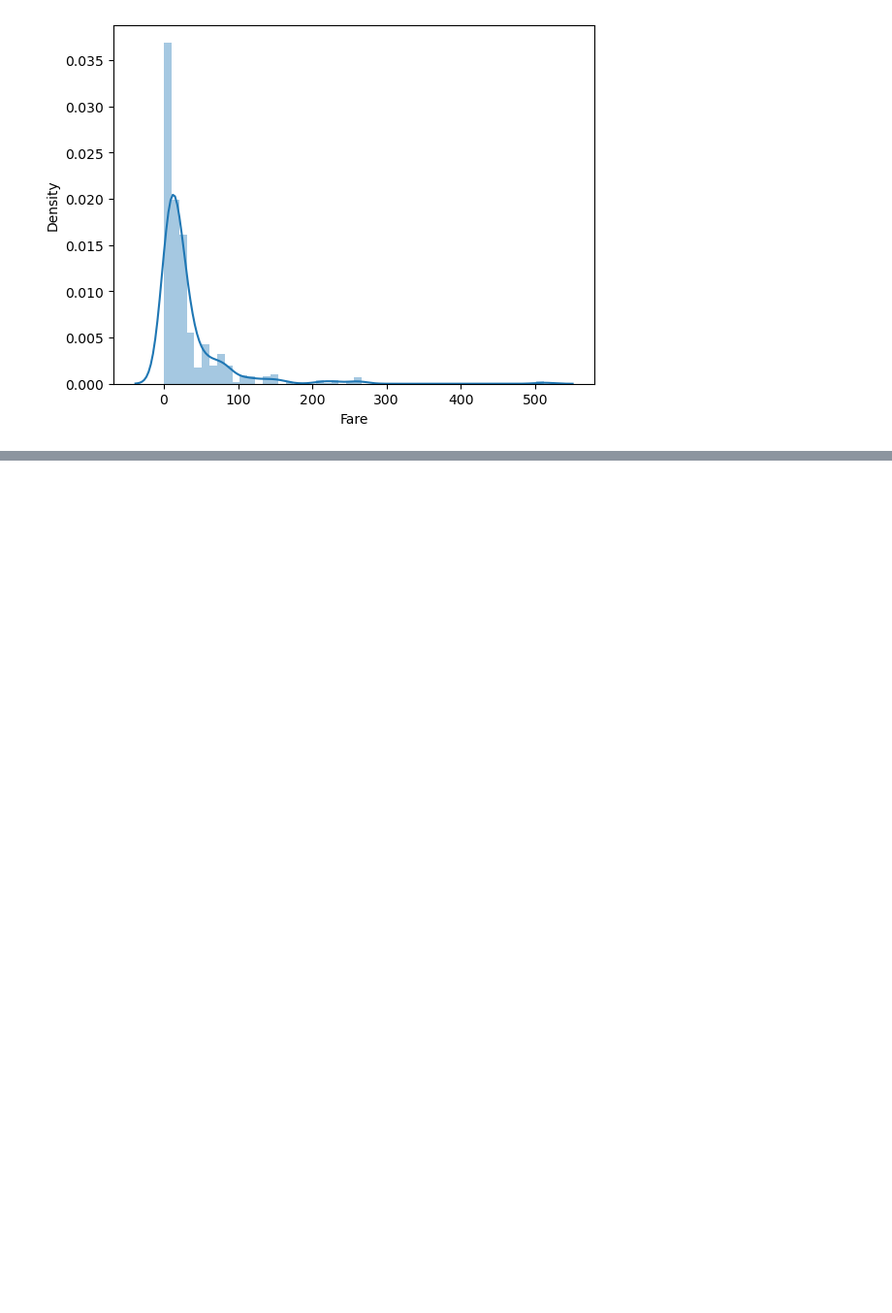
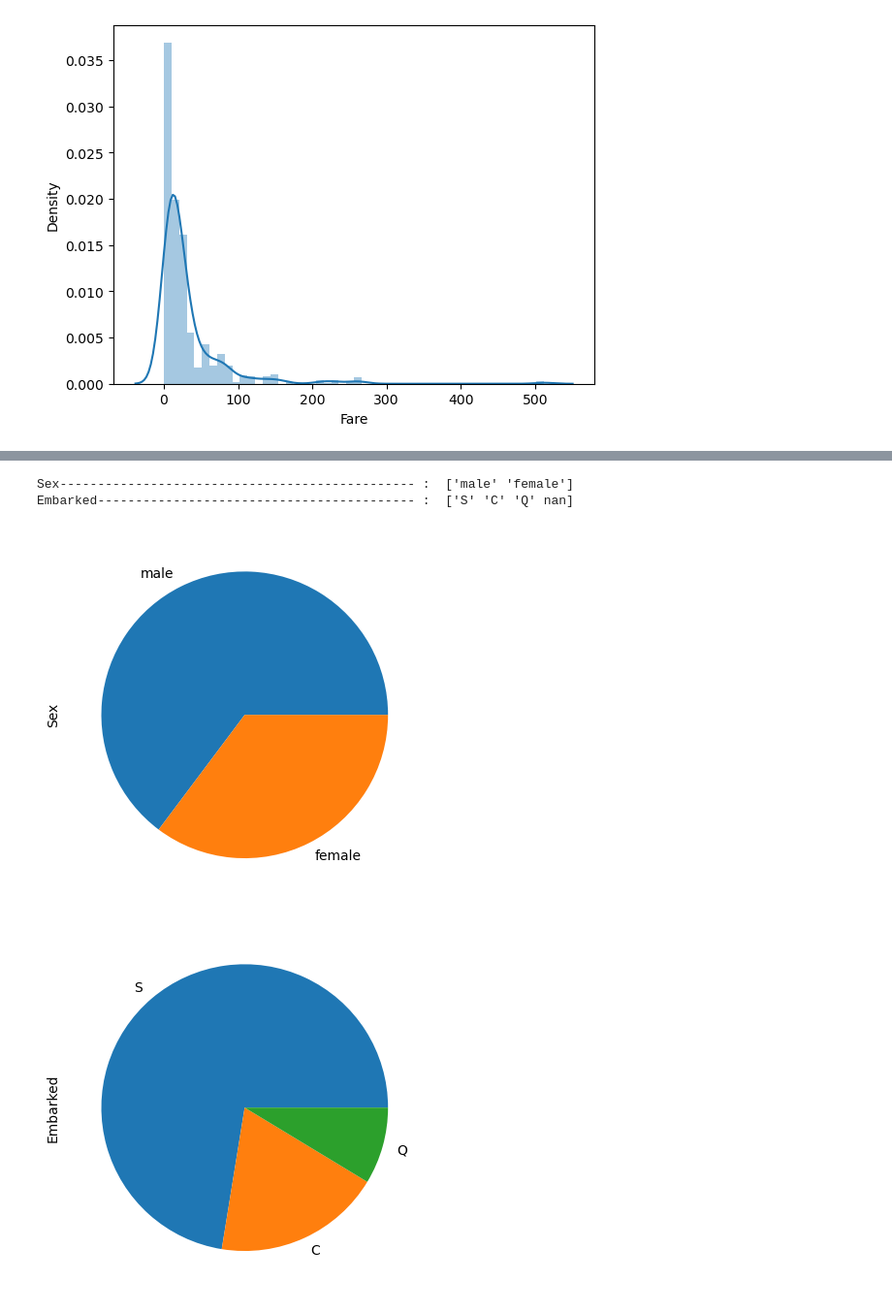
Before and after one commit to GhosTHaise/ml-titanic, a Jupyter notebook: EDA.ipynb, the cells around one changed output, grey strips where cells are left out. Shown at 97% size. Drawn from its saved outputs; the diff is of its cells as text; code cells hidden in the pictures; blank space fills up the shorter version.

```diff
--- a/EDA.ipynb
+++ b/EDA.ipynb
@@ -217,6 +221,8 @@ df.shape
 (891, 11)
 # %%
 df = df.drop("PassengerId",axis=1)
+df = df.drop("Name",axis=1)
+df = df.drop("Ticket",axis=1)
 # %%
 df["Survived"].value_counts(normalize=True)
 # %% [output]
@@ -264,0 +271,13 @@ for col in df.select_dtypes("int"):
+# %%
+for col in df.select_dtypes("object"):
+    print(f'{col :-<50} :  {df[col].unique()}')
+# %% [output]
+Sex----------------------------------------------- :  ['male' 'female']
+Embarked------------------------------------------ :  ['S' 'C' 'Q' nan]
+# %%
+for col in df.select_dtypes("object"):
+    plt.figure()
+    df[col].value_counts().plot.pie()
+# %% [output]
+[figure, added]
+[figure, added]
```
Also changed, not shown: parts of 12 cells of this notebook.
